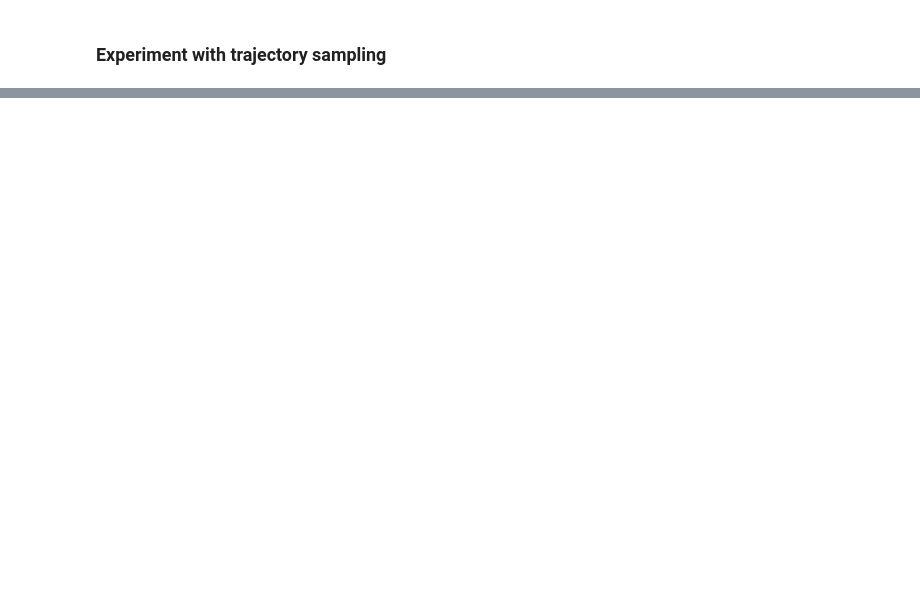
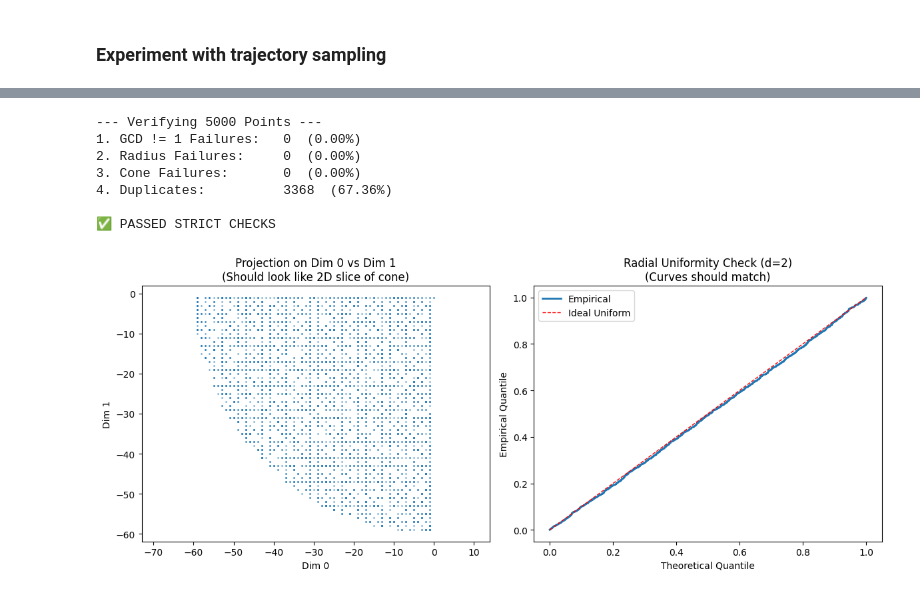
Before and after one commit to UriKH/RamanujanDreams, a Jupyter notebook: rt_search/analysis_stage/shards/experiment.ipynb, the cells around one changed output, grey strips where cells are left out. Cells and saved outputs as stored; diff of their text form; code cells hidden in the pictures; blank space fills up the shorter version.

```diff
--- a/rt_search/analysis_stage/shards/experiment.ipynb
+++ b/rt_search/analysis_stage/shards/experiment.ipynb
@@ -379,0 +1879,24 @@ Only trivial point 0 is feasible → no gcd=1 integer solutions
+# %%
+# --- Usage Example ---
+
+# 1. Define Geometry (Example: 5D cone)
+d = 2
+m = 10
+np.random.seed(42)
+A =  np.eye(d) # np.random.randn(m, d)
+# Ensure 0 is inside (b > 0)
+# b = np.abs(np.random.randn(m))
+b = np.zeros(d)
+R = 60.0
+
+# 2. Try Layered First
+print("Running Layered Sampler...")
+# sampler1 = LayeredSampler(A, b, R)
+# points_layered, t1 = sampler1.sample(5000)
+# print(f"Layered: Found {len(points_layered)} unique points in {t1:.4f}s")
+
+# 3. If Layered is too slow, use CHRR
+print("\nRunning CHRR Sampler...")
+sampler2 = CHRRSampler(A, b, R, thinning=5) # Increase thinning if correlation is high
+points_chrr, t2 = sampler2.sample(5000)
+print(f"CHRR: Found {len(points_chrr)} unique points in {t2:.4f}s")
@@ -379,0 +2014,11 @@ Only trivial point 0 is feasible → no gcd=1 integer solutions
+# %%
+verify_samples(points_chrr, A, b, R)
+# %% [output]
+--- Verifying 5000 Points ---
+1. GCD != 1 Failures:   0  (0.00%)
+2. Radius Failures:     0  (0.00%)
+3. Cone Failures:       0  (0.00%)
+4. Duplicates:          3368  (67.36%)
+
+✅ PASSED STRICT CHECKS
+[figure, added]
```
Also changed, not shown: parts of 29 cells of this notebook, 3 other files.
